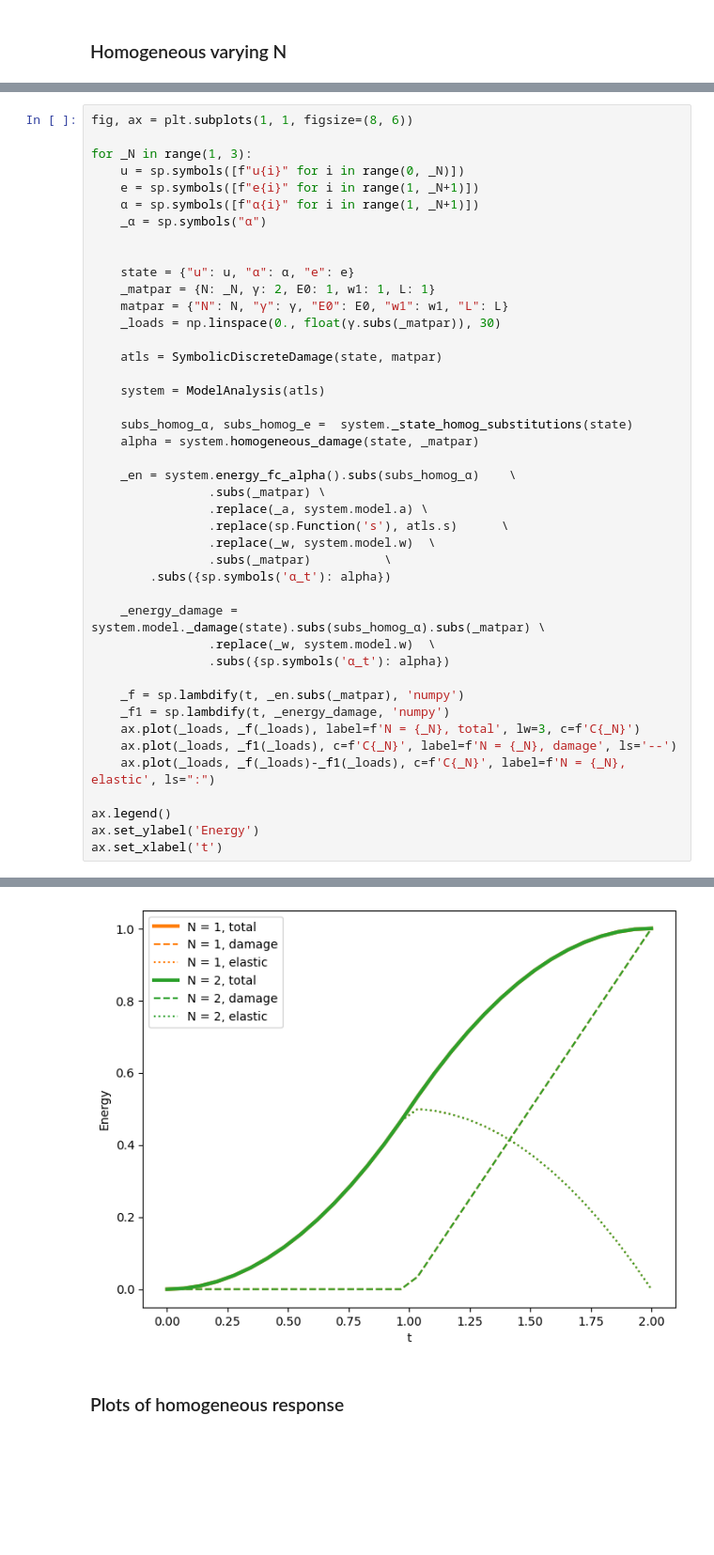
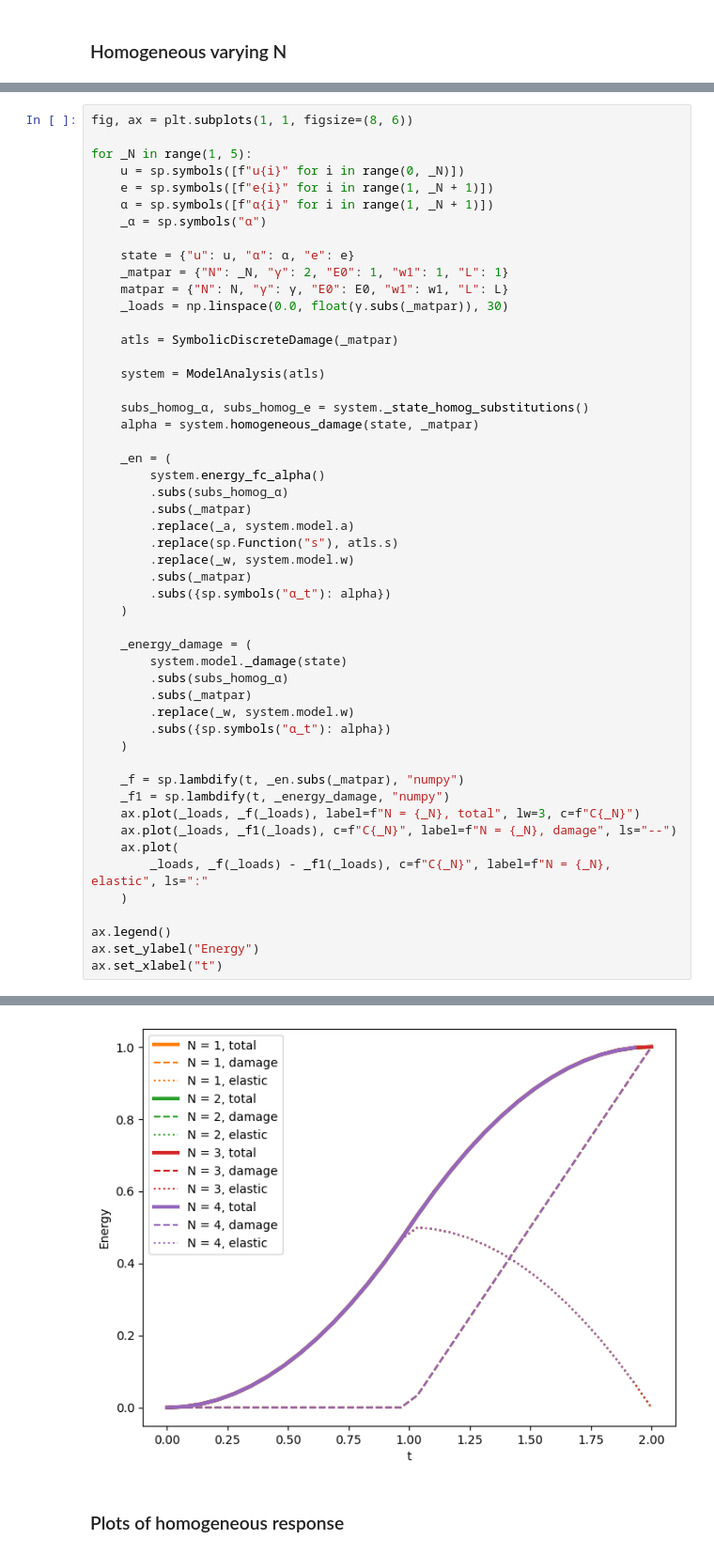
Before and after one commit to kumiori/indiscrete, a Jupyter notebook: playground/discrete-bar-symbolic.ipynb, the cells around one changed output, grey strips where cells are left out. Shown: that part at 94% size. Drawn from its saved outputs; the diff is of its cells as text; blank space fills up the shorter version.

```diff
--- a/playground/discrete-bar-symbolic.ipynb
+++ b/playground/discrete-bar-symbolic.ipynb
@@ -527,49 +548,57 @@ ax.legend()
 # %%
 fig, ax = plt.subplots(1, 1, figsize=(8, 6))
 
-for _N in range(1, 3):
+for _N in range(1, 5):
     u = sp.symbols([f"u{i}" for i in range(0, _N)])
-    e = sp.symbols([f"e{i}" for i in range(1, _N+1)])
-    α = sp.symbols([f"α{i}" for i in range(1, _N+1)])
+    e = sp.symbols([f"e{i}" for i in range(1, _N + 1)])
+    α = sp.symbols([f"α{i}" for i in range(1, _N + 1)])
     _α = sp.symbols("α")
 
+    state = {"u": u, "α": α, "e": e}
+    _matpar = {"N": _N, "γ": 2, "E0": 1, "w1": 1, "L": 1}
+    matpar = {"N": N, "γ": γ, "E0": E0, "w1": w1, "L": L}
+    _loads = np.linspace(0.0, float(γ.subs(_matpar)), 30)
 
-    state = {"u": u, "α": α, "e": e}
-    _matpar = {N: _N, γ: 2, E0: 1, w1: 1, L: 1}
-    matpar = {"N": N, "γ": γ, "E0": E0, "w1": w1, "L": L}
-    _loads = np.linspace(0., float(γ.subs(_matpar)), 30)
-
-    atls = SymbolicDiscreteDamage(state, matpar)
+    atls = SymbolicDiscreteDamage(_matpar)
 
     system = ModelAnalysis(atls)
 
-    subs_homog_α, subs_homog_e =  system._state_homog_substitutions(state)
+    subs_homog_α, subs_homog_e = system._state_homog_substitutions()
     alpha = system.homogeneous_damage(state, _matpar)
 
-    _en = system.energy_fc_alpha().subs(subs_homog_α)    \
-                .subs(_matpar) \
-                .replace(_a, system.model.a) \
-                .replace(sp.Function('s'), atls.s)      \
-                .replace(_w, system.model.w)  \
-                .subs(_matpar)          \
-        .subs({sp.symbols('α_t'): alpha})
+    _en = (
+        system.energy_fc_alpha()
+        .subs(subs_homog_α)
+        .subs(_matpar)
+        .replace(_a, system.model.a)
+        .replace(sp.Function("s"), atls.s)
+        .replace(_w, system.model.w)
+        .subs(_matpar)
+        .subs({sp.symbols("α_t"): alpha})
+    )
 
-    _energy_damage = system.model._damage(state).subs(subs_homog_α).subs(_matpar) \
-                .replace(_w, system.model.w)  \
-                .subs({sp.symbols('α_t'): alpha})
+    _energy_damage = (
+        system.model._damage(state)
+        .subs(subs_homog_α)
+        .subs(_matpar)
+        .replace(_w, system.model.w)
+        .subs({sp.symbols("α_t"): alpha})
+    )
 
-    _f = sp.lambdify(t, _en.subs(_matpar), 'numpy')
-    _f1 = sp.lambdify(t, _energy_damage, 'numpy')
-    ax.plot(_loads, _f(_loads), label=f'N = {_N}, total', lw=3, c=f'C{_N}')
-    ax.plot(_loads, _f1(_loads), c=f'C{_N}', label=f'N = {_N}, damage', ls='--')
-    ax.plot(_loads, _f(_loads)-_f1(_loads), c=f'C{_N}', label=f'N = {_N}, elastic', ls=":")
+    _f = sp.lambdify(t, _en.subs(_matpar), "numpy")
+    _f1 = sp.lambdify(t, _energy_damage, "numpy")
+    ax.plot(_loads, _f(_loads), label=f"N = {_N}, total", lw=3, c=f"C{_N}")
+    ax.plot(_loads, _f1(_loads), c=f"C{_N}", label=f"N = {_N}, damage", ls="--")
+    ax.plot(
+        _loads, _f(_loads) - _f1(_loads), c=f"C{_N}", label=f"N = {_N}, elastic", ls=":"
+    )
 
 ax.legend()
-ax.set_ylabel('Energy')
-ax.set_xlabel('t')
+ax.set_ylabel("Energy")
+ax.set_xlabel("t")
 # %% [output]
 Text(0.5, 0, 't')
-[figure, old version]
+[figure, new version]
 # %% [markdown]
 ### Plots of homogeneous response
 # %%
```
Also changed, not shown: parts of 19 cells of this notebook.
